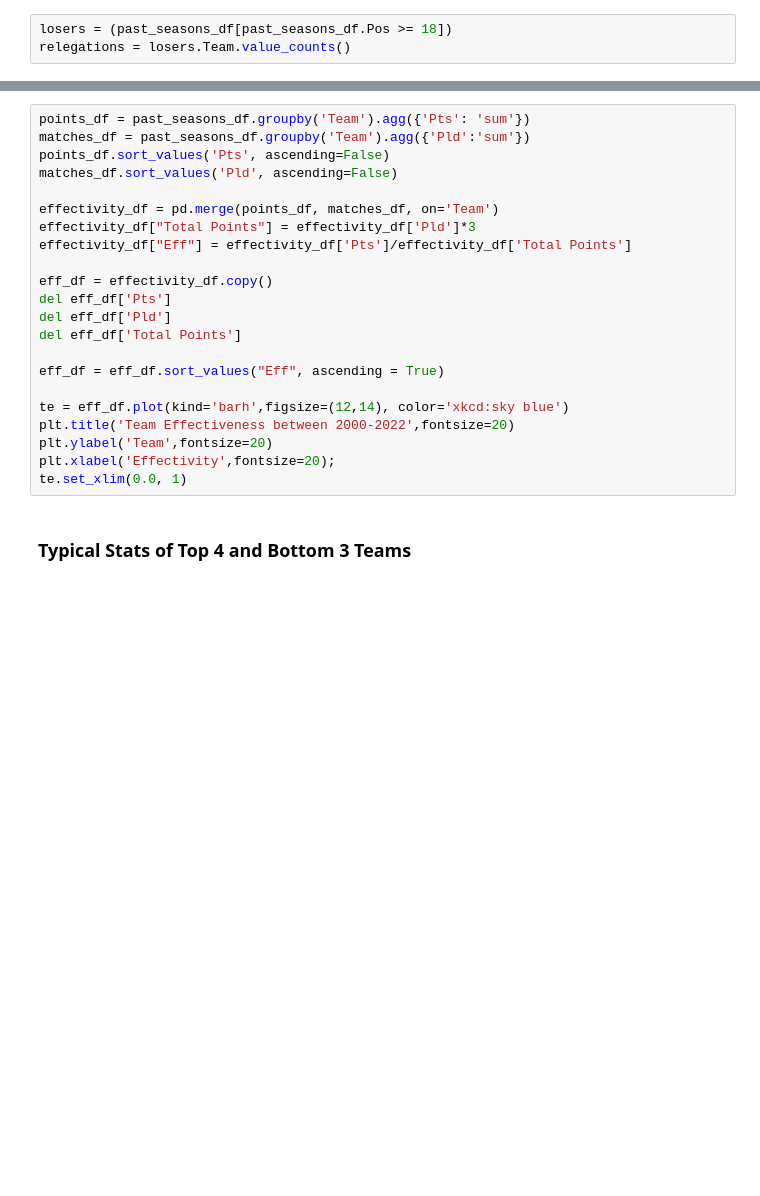
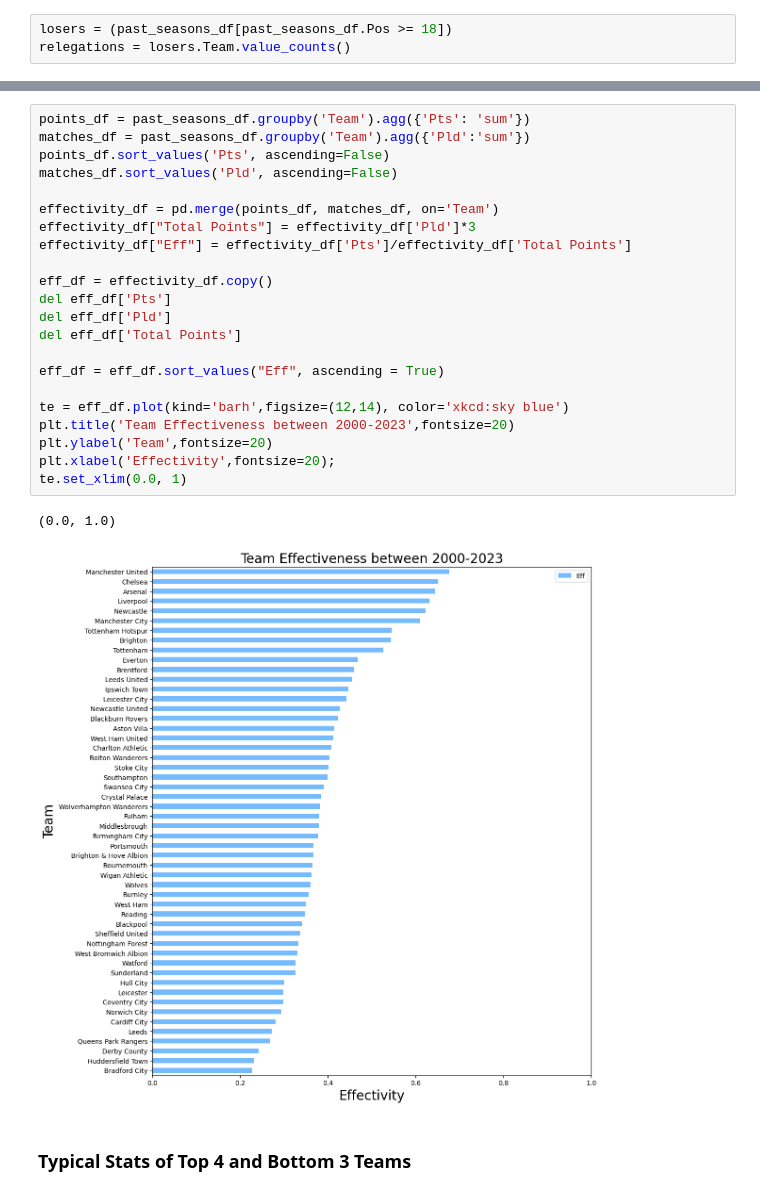
Before and after one commit to GodwinBentum/new-e-prem, a Jupyter notebook: epl-standings-predictions.ipynb, the cells around one changed output, grey strips where cells are left out. Saved outputs shown, nothing was run; the diff lists cells and outputs as text; blank space fills up the shorter version.

```diff
--- a/epl-standings-predictions.ipynb
+++ b/epl-standings-predictions.ipynb
@@ -140,25 +303,28 @@ plt.ylabel('Team');
 # %%
 points_df = past_seasons_df.groupby('Team').agg({'Pts': 'sum'})
 matches_df = past_seasons_df.groupby('Team').agg({'Pld':'sum'})
 points_df.sort_values('Pts', ascending=False)
 matches_df.sort_values('Pld', ascending=False)
 
 effectivity_df = pd.merge(points_df, matches_df, on='Team')
 effectivity_df["Total Points"] = effectivity_df['Pld']*3
 effectivity_df["Eff"] = effectivity_df['Pts']/effectivity_df['Total Points']
 
 eff_df = effectivity_df.copy()
 del eff_df['Pts']
 del eff_df['Pld']
 del eff_df['Total Points']
 
 eff_df = eff_df.sort_values("Eff", ascending = True)
 
 te = eff_df.plot(kind='barh',figsize=(12,14), color='xkcd:sky blue')
-plt.title('Team Effectiveness between 2000-2022',fontsize=20)
+plt.title('Team Effectiveness between 2000-2023',fontsize=20)
 plt.ylabel('Team',fontsize=20)
 plt.xlabel('Effectivity',fontsize=20);
 te.set_xlim(0.0, 1)
+# %% [output]
+(0.0, 1.0)
+[figure, added]
 # %% [markdown]
 ### **Typical Stats of Top 4 and Bottom 3 Teams**
 # %%
```
Also changed, not shown: parts of 49 cells of this notebook.
